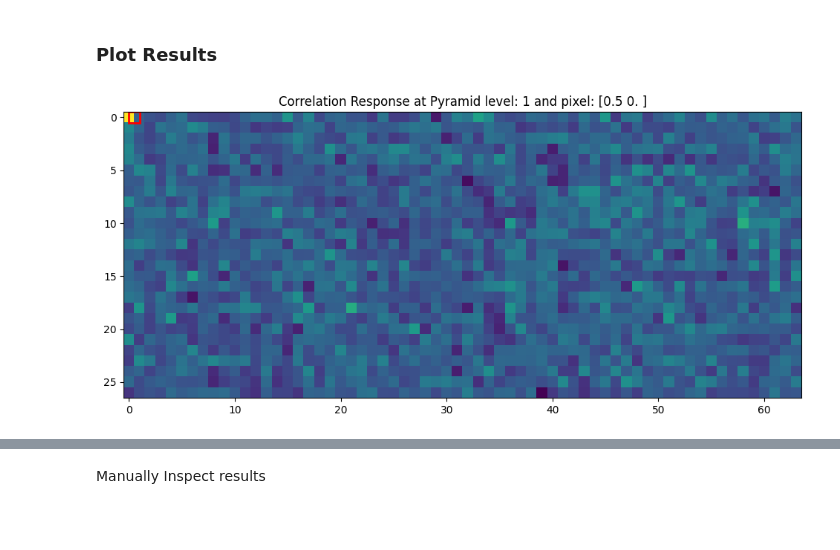
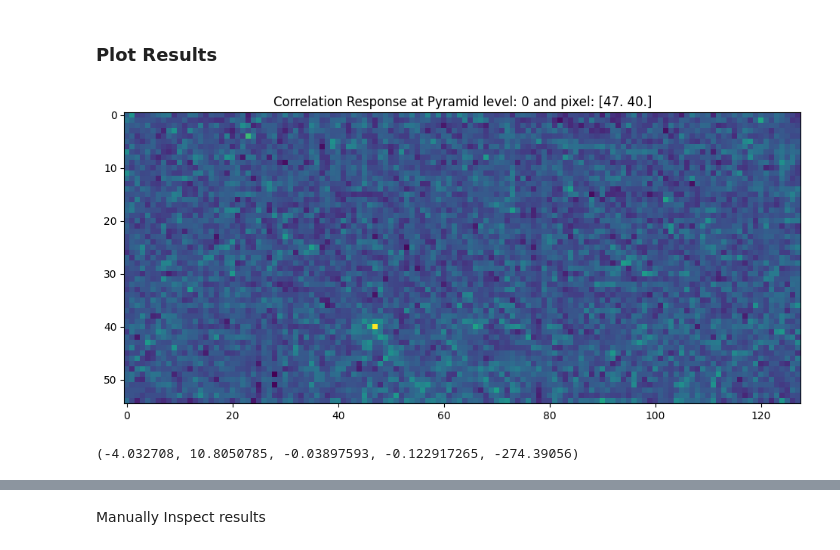
Before and after one commit to itberrios/CV_projects, a Jupyter notebook: RAFT/RAFT_deep_dive.ipynb, the cells around one changed output, grey strips where cells are left out. Drawn from its saved outputs; the diff is of its cells as text; code cells hidden in the pictures; blank space fills up the shorter version.

```diff
--- a/RAFT/RAFT_deep_dive.ipynb
+++ b/RAFT/RAFT_deep_dive.ipynb
@@ -160,0 +93,8 @@ ax1.set_title('final flow iteration');
+# %%
+# highest abs flow in each direction
+hi_flow_1 = np.where(abs_flow == abs_flow[0, :, :].max()) # u - horizontal
+hi_flow_2 = np.where(abs_flow == abs_flow[1, :, :].max()) # v - vertical
+
+# lowest abs flow in each direction
+lo_flow_1 = np.where(abs_flow == abs_flow[0, :, :].min()) # u - horizontal
+lo_flow_2 = np.where(abs_flow == abs_flow[1, :, :].min()) # v - vertical
@@ -277,7 +224,7 @@ coords = coords1.detach().permute(0, 2, 3, 1)
 batch, h1, w1, _ = coords.shape
 out_pyramid = []
 # %%
-i = 1
+i = 0
 _corr = corr_fn.corr_pyramid[i]
 dx = torch.linspace(-r, r, 2*r+1, device=coords.device)
 dy = torch.linspace(-r, r, 2*r+1, device=coords.device)
@@ -310,0 +274,5 @@ tensor([[[5., 0.]]], device='cuda:0')
+# %%
+def get_corr_idx(loc):
+    u = np.clip(np.round(loc[2]/8), 0, 127)
+    v = np.clip(np.round(loc[1]/8), 0, 54)
+    return int(u + 128*v)
@@ -311,5 +331,5 @@ tensor([[[5., 0.]]], device='cuda:0')
 # %%
-idx = 1
+idx = get_corr_idx(lo_flow_1)
 
 pixel_loc = centroid_lvl[idx, :, :, :].cpu().numpy().squeeze()
 pixel_loc
@@ -384,15 +395,19 @@ corr_response = _corr[idx, 0, :, :].detach().cpu().numpy()
 # %%
 import matplotlib.patches as patches
 
 _, ax = plt.subplots(1, 1, figsize=(15, 5))
 ax.imshow(corr_response);
 ax.set_title(f"Correlation Response at Pyramid level: {i} and pixel: {pixel_loc}");
 
 # mark I2 pixel under test
 rect = patches.Rectangle(pixel_loc - 0.5, 1, 1, linewidth=2, edgecolor='r', facecolor='none')
-ax.add_patch(rect)
+# ax.add_patch(rect)
 
 plt.show();
 # %% [output]
-[figure, old version]
+[figure, new version]
+# %%
+corr_response.min(), corr_response.max(), corr_response.mean(), np.median(corr_response), corr_response.sum()
+# %% [output]
+(-4.032708, 10.8050785, -0.03897593, -0.122917265, -274.39056)
 # %%
```
Also changed, not shown: parts of 44 cells of this notebook.
